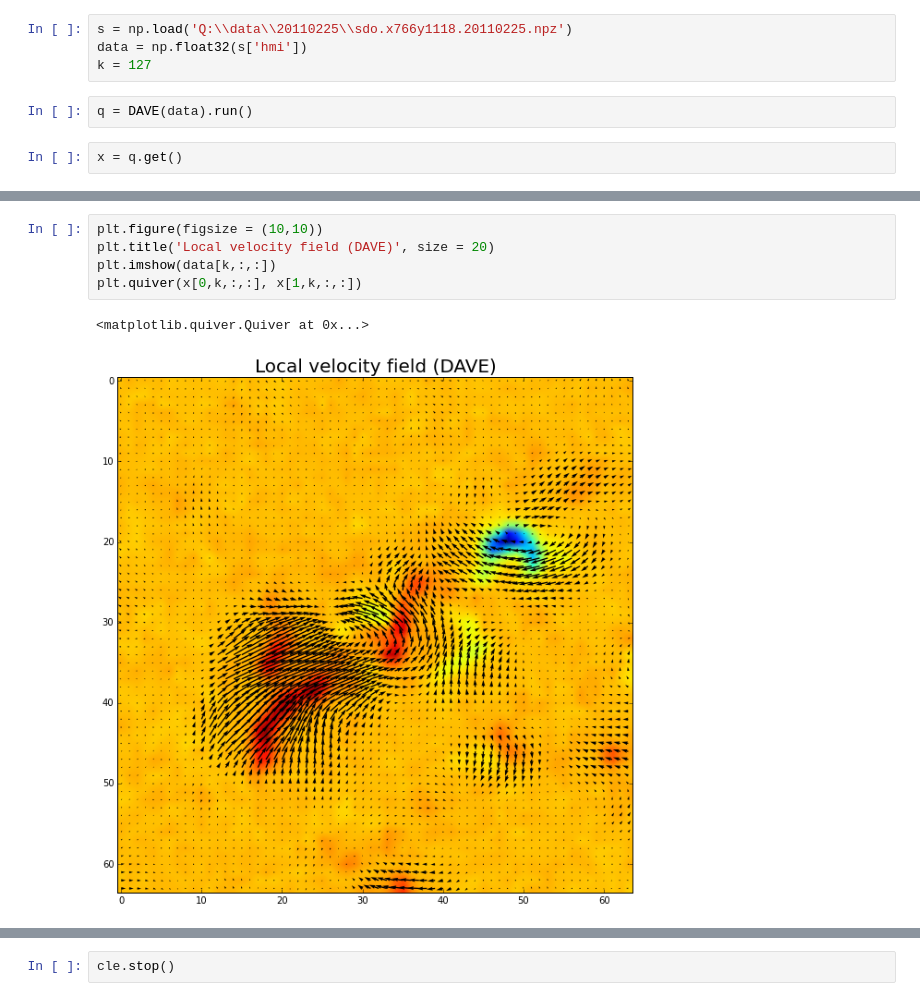
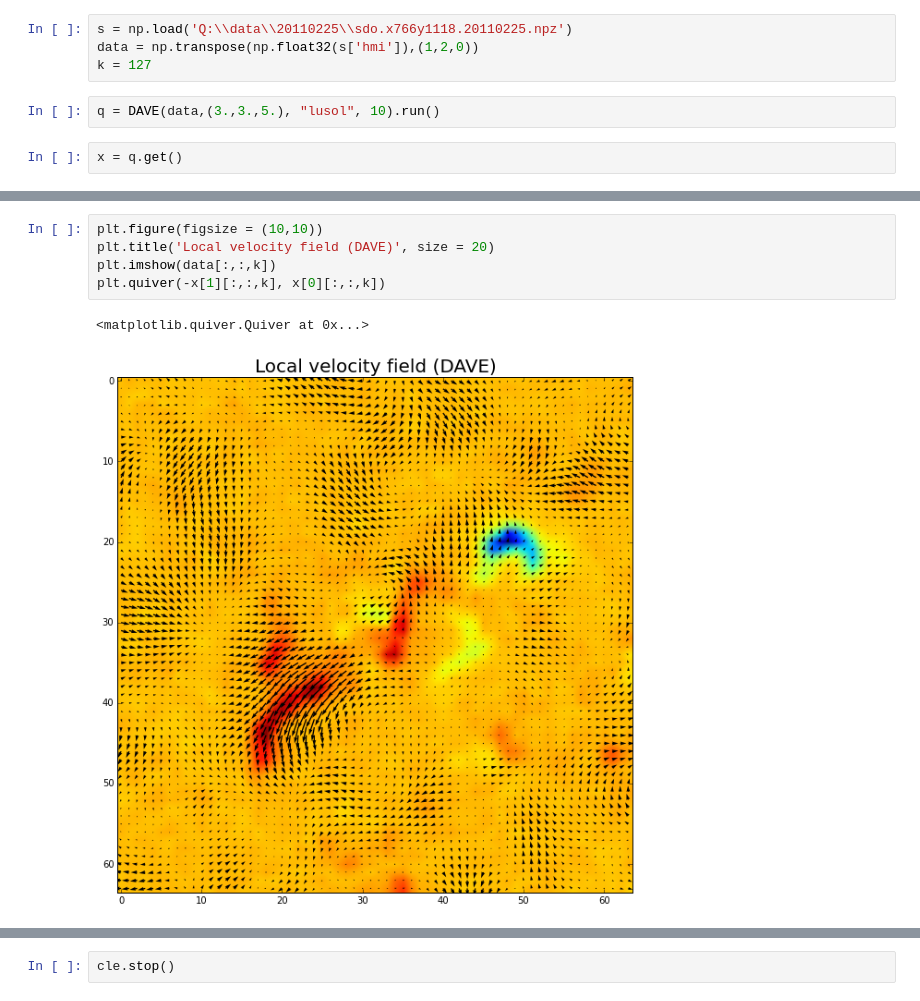
Before and after one commit to temik42/dave, a Jupyter notebook: dave.ipynb, the cells around one changed output, grey strips where cells are left out. Drawn from its saved outputs; the diff is of its cells as text.

```diff
--- a/dave.ipynb
+++ b/dave.ipynb
@@ -8,8 +9,8 @@ from dave import DAVE
 # %%
 s = np.load('Q:\\data\\20110225\\sdo.x766y1118.20110225.npz')
-data = np.float32(s['hmi'])
+data = np.transpose(np.float32(s['hmi']),(1,2,0))
 k = 127
 # %%
-q = DAVE(data).run()
+q = DAVE(data,(3.,3.,5.), "lusol", 10).run()
 # %%
 x = q.get()
@@ -21,11 +17,11 @@ x = q.get()
 # %%
 plt.figure(figsize = (10,10))
 plt.title('Local velocity field (DAVE)', size = 20)
-plt.imshow(data[k,:,:])
-plt.quiver(x[0,k,:,:], x[1,k,:,:])
+plt.imshow(data[:,:,k])
+plt.quiver(-x[1][:,:,k], x[0][:,:,k])
 # %% [output]
 <matplotlib.quiver.Quiver at 0x...>
-[figure, old version]
+[figure, new version]
 # %%
 sys.path.append('Q:\\python\\lib')
 from pyfield import *
```
Also changed, not shown: parts of 5 cells of this notebook, 7 other files.
